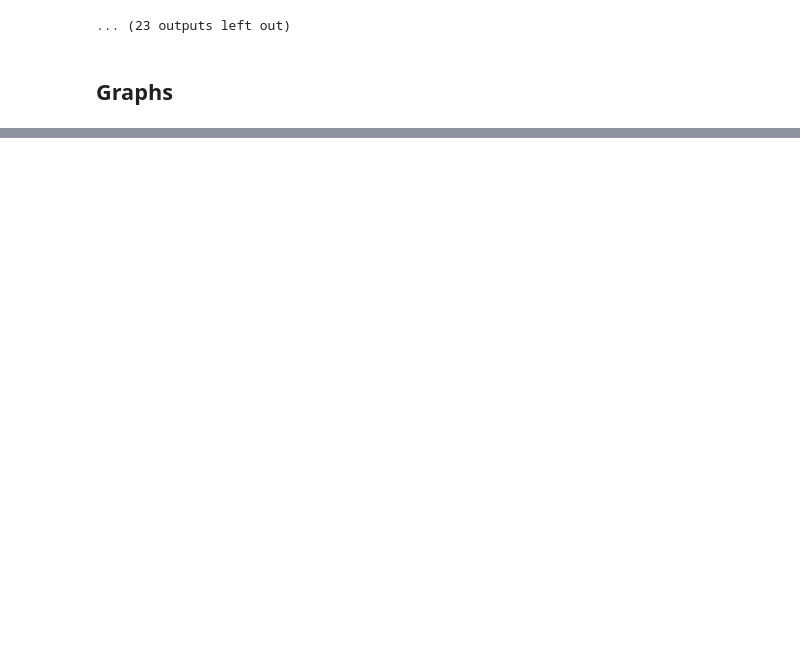
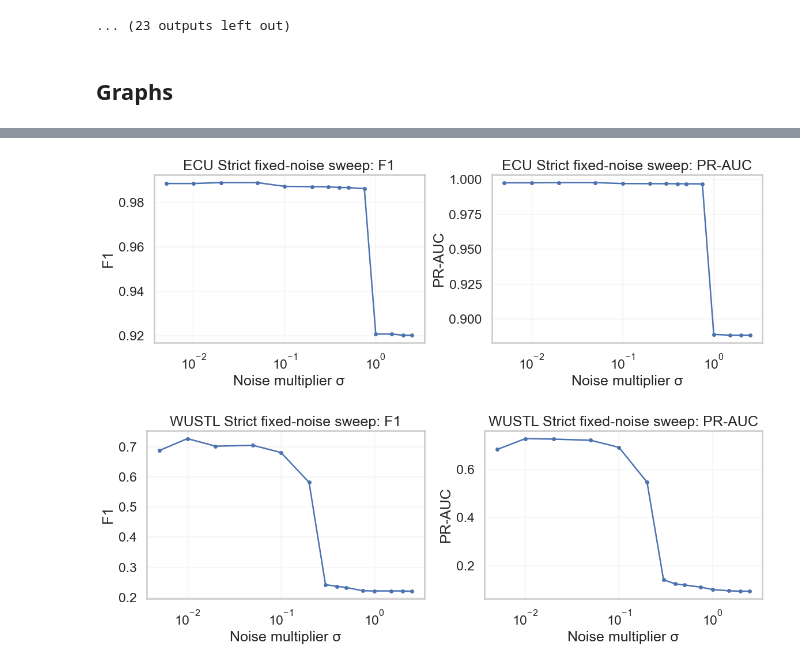
Before and after one commit to Mcray3000/CSC429, a Jupyter notebook: project/Project.ipynb, the cells around one changed output, grey strips where cells are left out. Saved outputs shown, nothing was run; the diff lists cells and outputs as text; code cells hidden in the pictures; blank space fills up the shorter version.

```diff
--- a/project/Project.ipynb
+++ b/project/Project.ipynb
@@ -5421,0 +5557,35 @@ sigma std:  0.0004964039989803605
+# %%
+def plot_fixed_noise_sweep_f1_prauc(sweep_df: pd.DataFrame, dataset_name: str):
+    if sweep_df.empty:
+        return
+
+    metrics = ["f1", "pr_auc"]
+    metric_labels = {
+        "f1": "F1",
+        "pr_auc": "PR-AUC",
+    }
+
+    fig, axes = plt.subplots(1, 2, figsize=(12, 4.5))
+
+    for ax, metric in zip(axes, metrics):
+        ax.plot(
+            sweep_df["sigma"],
+            sweep_df[metric],
+            marker="o",
+            markersize=4,
+            linewidth=1.8,
+        )
+        ax.set_xscale("log")
+        ax.set_title(f"{dataset_name} fixed-noise sweep: {metric_labels[metric]}")
+        ax.set_xlabel("Noise multiplier σ")
+        ax.set_ylabel(metric_labels[metric])
+        ax.grid(True, alpha=0.15)
+
+    plt.tight_layout()
+    plt.show()
+# %%
+plot_fixed_noise_sweep_f1_prauc(ecu_strict_fixed_sweep, "ECU Strict")
+plot_fixed_noise_sweep_f1_prauc(wustl_strict_fixed_sweep, "WUSTL Strict")
+# %% [output]
+[figure, added]
+[figure, added]
```
Also changed, not shown: parts of 11 cells of this notebook.
